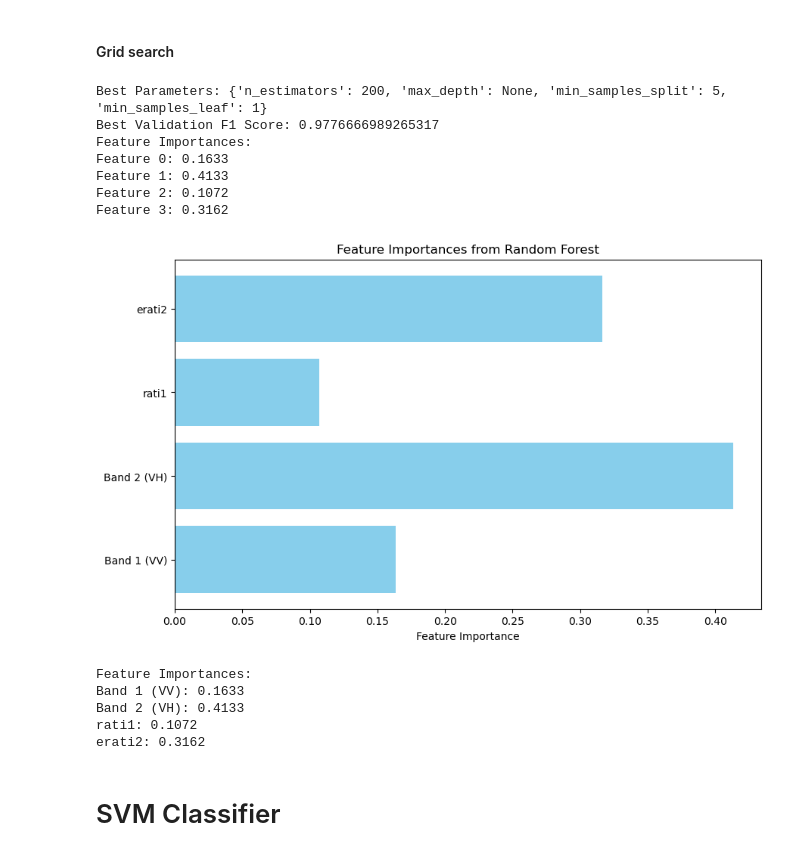
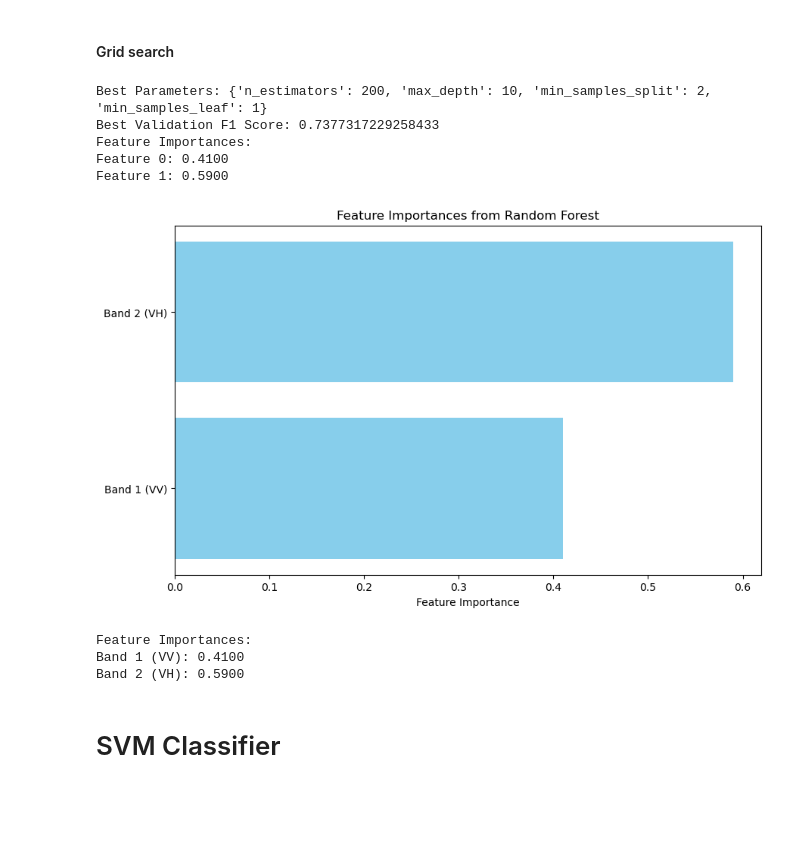
Before and after one commit to raznuss/MarvinBlue, a Jupyter notebook: Forest_Classification_pixel_size.ipynb, the cells around one changed output. Cells and saved outputs as stored; diff of their text form; code cells hidden in the pictures; blank space fills up the shorter version.

```diff
--- a/Forest_Classification_pixel_size.ipynb
+++ b/Forest_Classification_pixel_size.ipynb
@@ -261,42 +261,38 @@ rf_best_params, rf_best_score, rf_best_model, rf_feature_importances = rf_grid_s
 # %%
 print(f"Best Parameters: {rf_best_params}")
 print(f"Best Validation F1 Score: {rf_best_score}")
 
-feature_names = ['Band 1 (VV)', 'Band 2 (VH)', 'rati1', 'erati2']  # Update if using only two bands
+feature_names = ['Band 1 (VV)', 'Band 2 (VH)']  # Update if using only two bands
 
 
 # Display feature importances
 if rf_feature_importances is not None:
     print("Feature Importances:")
     for i, importance in enumerate(rf_feature_importances):
         print(f"Feature {i}: {importance:.4f}")
 
 if rf_feature_importances is not None:
     # Plotting the feature importances
     plt.figure(figsize=(10, 6))
     plt.barh(feature_names, rf_feature_importances, color='skyblue')
     plt.xlabel('Feature Importance')
     plt.title('Feature Importances from Random Forest')
     plt.show()
 
     # Alternatively, print them with names
     print("Feature Importances:")
     for name, importance in zip(feature_names, rf_feature_importances):
         print(f"{name}: {importance:.4f}")
 # %% [output]
-Best Parameters: {'n_estimators': 200, 'max_depth': None, 'min_samples_split': 5, 'min_samples_leaf': 1}
-Best Validation F1 Score: 0.9776666989265317
+Best Parameters: {'n_estimators': 200, 'max_depth': 10, 'min_samples_split': 2, 'min_samples_leaf': 1}
+Best Validation F1 Score: 0.7377317229258433
 Feature Importances:
-Feature 0: 0.1633
-Feature 1: 0.4133
-Feature 2: 0.1072
-Feature 3: 0.3162
+Feature 0: 0.4100
+Feature 1: 0.5900
-[figure, old version]
+[figure, new version]
 Feature Importances:
-Band 1 (VV): 0.1633
-Band 2 (VH): 0.4133
-rati1: 0.1072
-erati2: 0.3162
+Band 1 (VV): 0.4100
+Band 2 (VH): 0.5900
 # %%
 rf_classifier = rf_best_model
 # %% [markdown]
```
Also changed, not shown: parts of 6 cells of this notebook, 4 other files.
